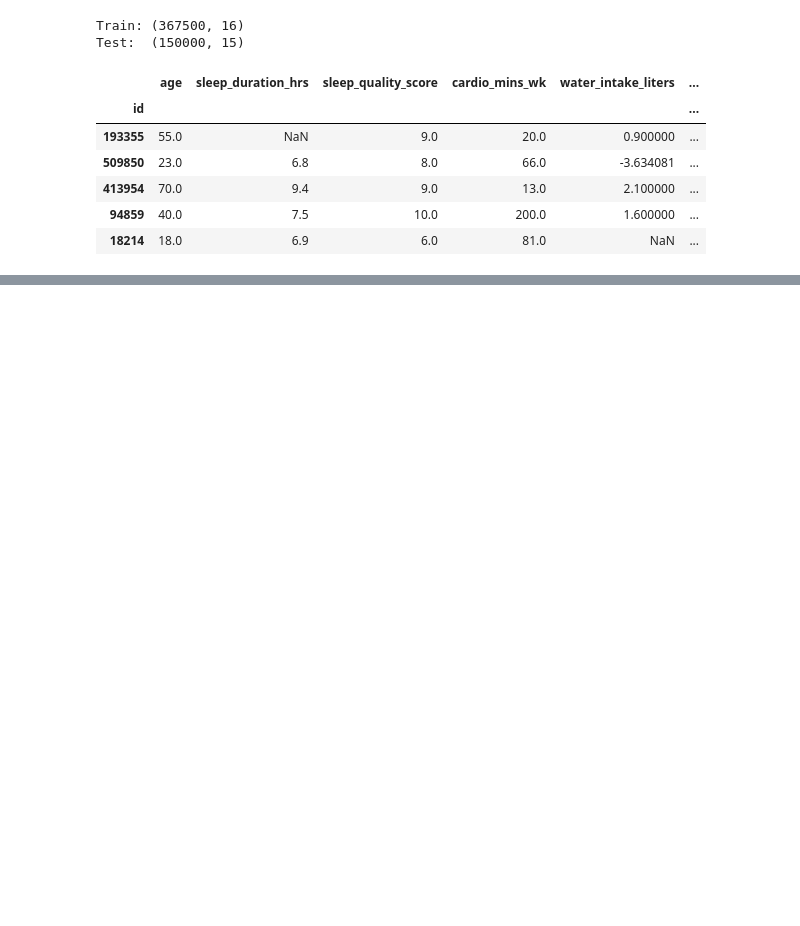
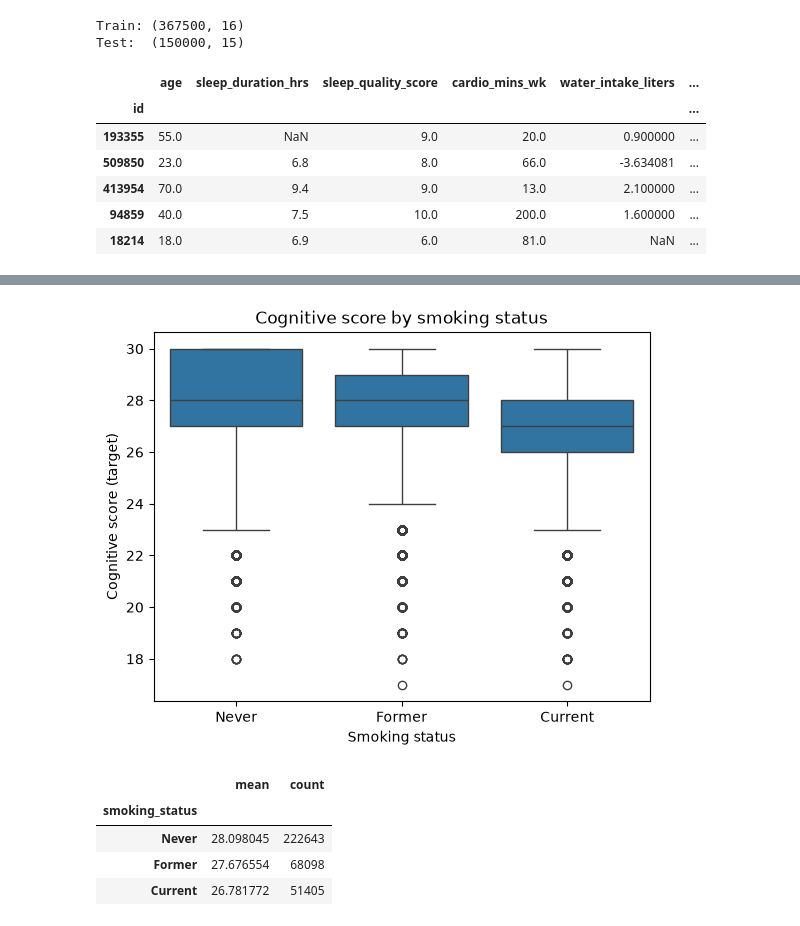
Before and after one commit to kacoew/DAT200-CAs, a Jupyter notebook: CA05_26H/CA5_Group6.ipynb, the cells around one changed output, grey strips where cells are left out. Drawn from its saved outputs; the diff is of its cells as text; code cells hidden in the pictures; blank space fills up the shorter version.

```diff
--- a/CA05_26H/CA5_Group6.ipynb
+++ b/CA05_26H/CA5_Group6.ipynb
@@ -71,0 +244,18 @@ Test:  (150000, 15)
+# %%
+# Section 3f - Cognitive score by smoking status
+order = ["Never", "Former", "Current"]
+
+sns.boxplot(data=df_train, x="smoking_status", y="target", order=order)
+plt.title("Cognitive score by smoking status")
+plt.xlabel("Smoking status")
+plt.ylabel("Cognitive score (target)")
+plt.show()
+
+display(df_train.groupby("smoking_status")["target"].agg(["mean", "count"]).loc[order])
+# %% [output]
+[figure, added]
+|  | mean | count |
+| smoking_status |  |  |
+| Never | 28.098045 | 222643 |
+| Former | 27.676554 | 68098 |
+| Current | 26.781772 | 51405 |
```
Also changed, not shown: parts of 29 cells of this notebook.
